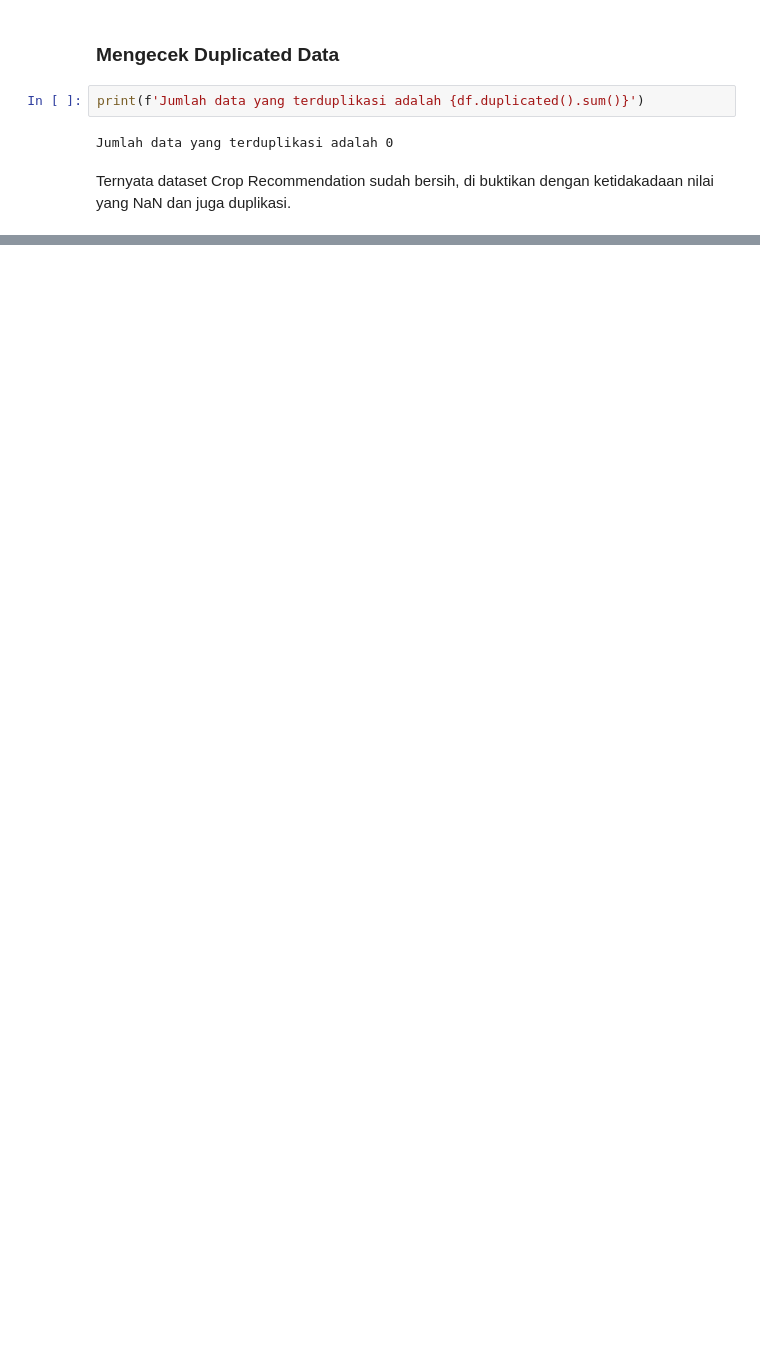
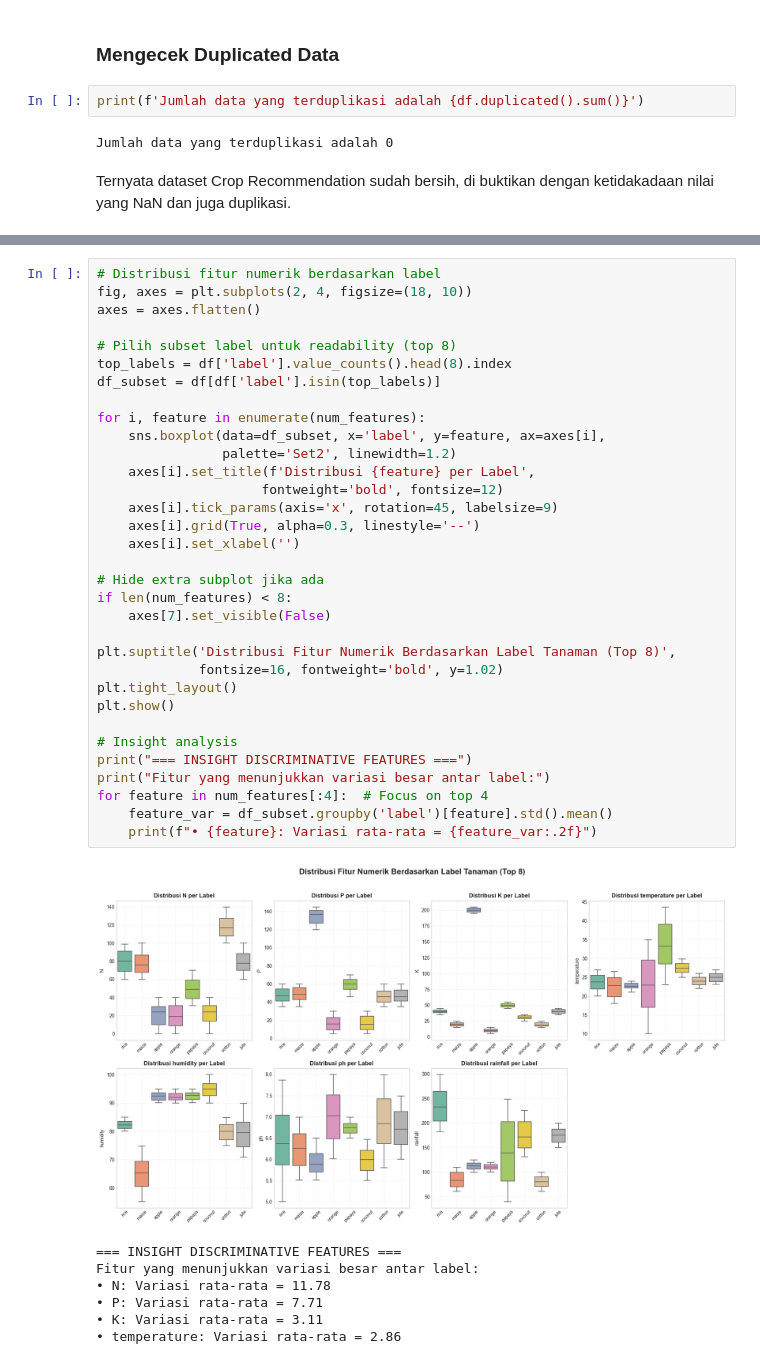
Before and after one commit to BagasNuryaman15/MLT1_SatriaDirgantaraNuryaman, a Jupyter notebook: notebook.ipynb, the cells around one changed output, grey strips where cells are left out. Drawn from its saved outputs; the diff is of its cells as text; blank space fills up the shorter version.

```diff
--- a/notebook.ipynb
+++ b/notebook.ipynb
@@ -148,0 +382,41 @@ Ternyata dataset Crop Recommendation sudah bersih, di buktikan dengan ketidakada
+# %%
+# Distribusi fitur numerik berdasarkan label
+fig, axes = plt.subplots(2, 4, figsize=(18, 10))
+axes = axes.flatten()
+
+# Pilih subset label untuk readability (top 8)
+top_labels = df['label'].value_counts().head(8).index
+df_subset = df[df['label'].isin(top_labels)]
+
+for i, feature in enumerate(num_features):
+    sns.boxplot(data=df_subset, x='label', y=feature, ax=axes[i],
+                palette='Set2', linewidth=1.2)
+    axes[i].set_title(f'Distribusi {feature} per Label',
+                     fontweight='bold', fontsize=12)
+    axes[i].tick_params(axis='x', rotation=45, labelsize=9)
+    axes[i].grid(True, alpha=0.3, linestyle='--')
+    axes[i].set_xlabel('')
+
+# Hide extra subplot jika ada
+if len(num_features) < 8:
+    axes[7].set_visible(False)
+
+plt.suptitle('Distribusi Fitur Numerik Berdasarkan Label Tanaman (Top 8)',
+             fontsize=16, fontweight='bold', y=1.02)
+plt.tight_layout()
+plt.show()
+
+# Insight analysis
+print("=== INSIGHT DISCRIMINATIVE FEATURES ===")
+print("Fitur yang menunjukkan variasi besar antar label:")
+for feature in num_features[:4]:  # Focus on top 4
+    feature_var = df_subset.groupby('label')[feature].std().mean()
+    print(f"• {feature}: Variasi rata-rata = {feature_var:.2f}")
+# %% [output]
+[figure, added]
+=== INSIGHT DISCRIMINATIVE FEATURES ===
+Fitur yang menunjukkan variasi besar antar label:
+• N: Variasi rata-rata = 11.78
+• P: Variasi rata-rata = 7.71
+• K: Variasi rata-rata = 3.11
+• temperature: Variasi rata-rata = 2.86
```
Also changed, not shown: parts of 15 cells of this notebook.
